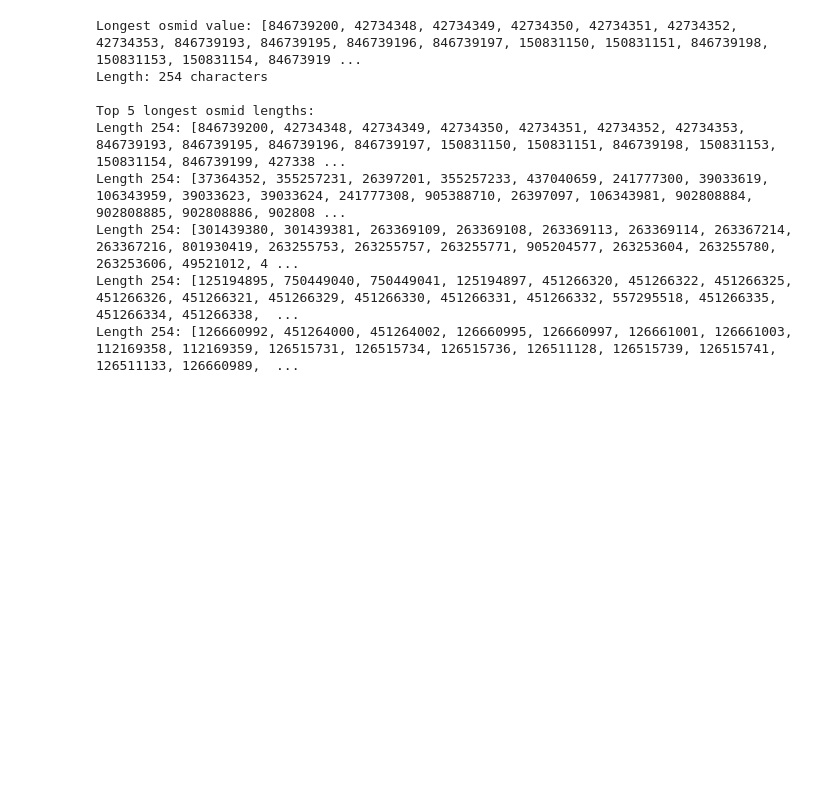
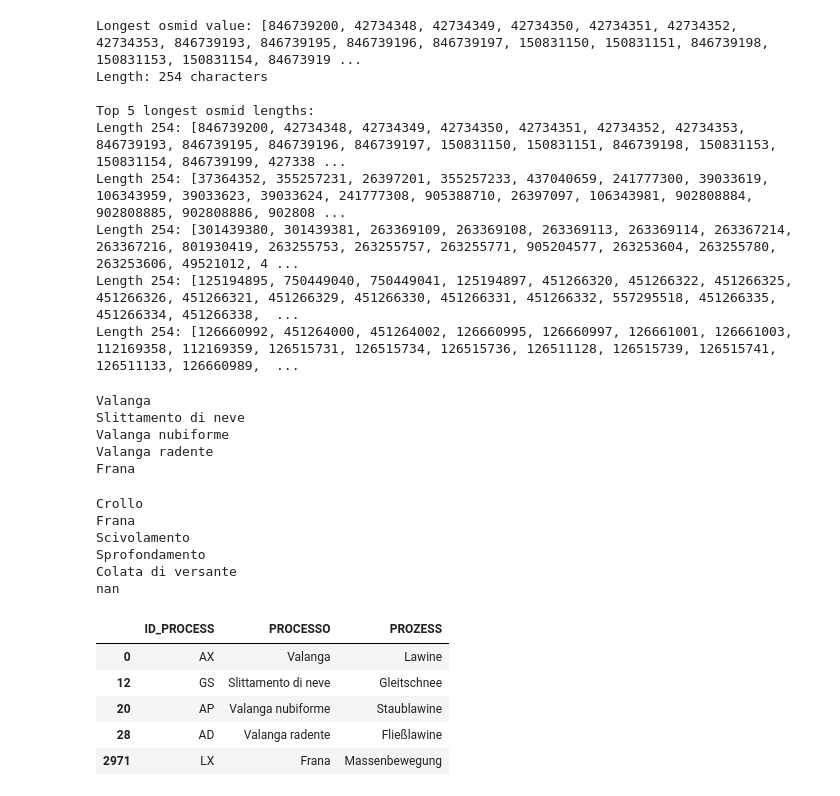
Before and after one commit to Hoegen/Data-Curation-Project, a Jupyter notebook: 0. EDA.ipynb, the cells around one changed output. Cells and saved outputs as stored; diff of their text form; code cells hidden in the pictures; blank space fills up the shorter version.

```diff
--- a/0. EDA.ipynb
+++ b/0. EDA.ipynb
@@ -893,3 +893,29 @@ Length 254: [37364352, 355257231, 26397201, 355257233, 437040659, 241777300, 390
 Length 254: [301439380, 301439381, 263369109, 263369108, 263369113, 263369114, 263367214, 263367216, 801930419, 263255753, 263255757, 263255771, 905204577, 263253604, 263255780, 263253606, 49521012, 4 ...
 Length 254: [125194895, 750449040, 750449041, 125194897, 451266320, 451266322, 451266325, 451266326, 451266321, 451266329, 451266330, 451266331, 451266332, 557295518, 451266335, 451266334, 451266338,  ...
 Length 254: [126660992, 451264000, 451264002, 126660995, 126660997, 126661001, 126661003, 112169358, 112169359, 126515731, 126515734, 126515736, 126511128, 126515739, 126515741, 126511133, 126660989,  ...
+# %%
+print(*avalanches['PROCESSO'].unique(), sep = '\n')
+# %% [output]
+Valanga
+Slittamento di neve
+Valanga nubiforme
+Valanga radente
+Frana
+# %%
+print(*landslides['PROCESSO'].unique(), sep = '\n')
+# %% [output]
+Crollo
+Frana
+Scivolamento
+Sprofondamento
+Colata di versante
+nan
+# %%
+avalanches[['ID_PROCESS', 'PROCESSO', 'PROZESS']].drop_duplicates()
+# %% [output]
+|  | ID_PROCESS | PROCESSO | PROZESS |
+| 0 | AX | Valanga | Lawine |
+| 12 | GS | Slittamento di neve | Gleitschnee |
+| 20 | AP | Valanga nubiforme | Staublawine |
+| 28 | AD | Valanga radente | Fließlawine |
+| 2971 | LX | Frana | Massenbewegung |
```
Also changed, not shown: parts of 5 cells of this notebook, 3 other files.
